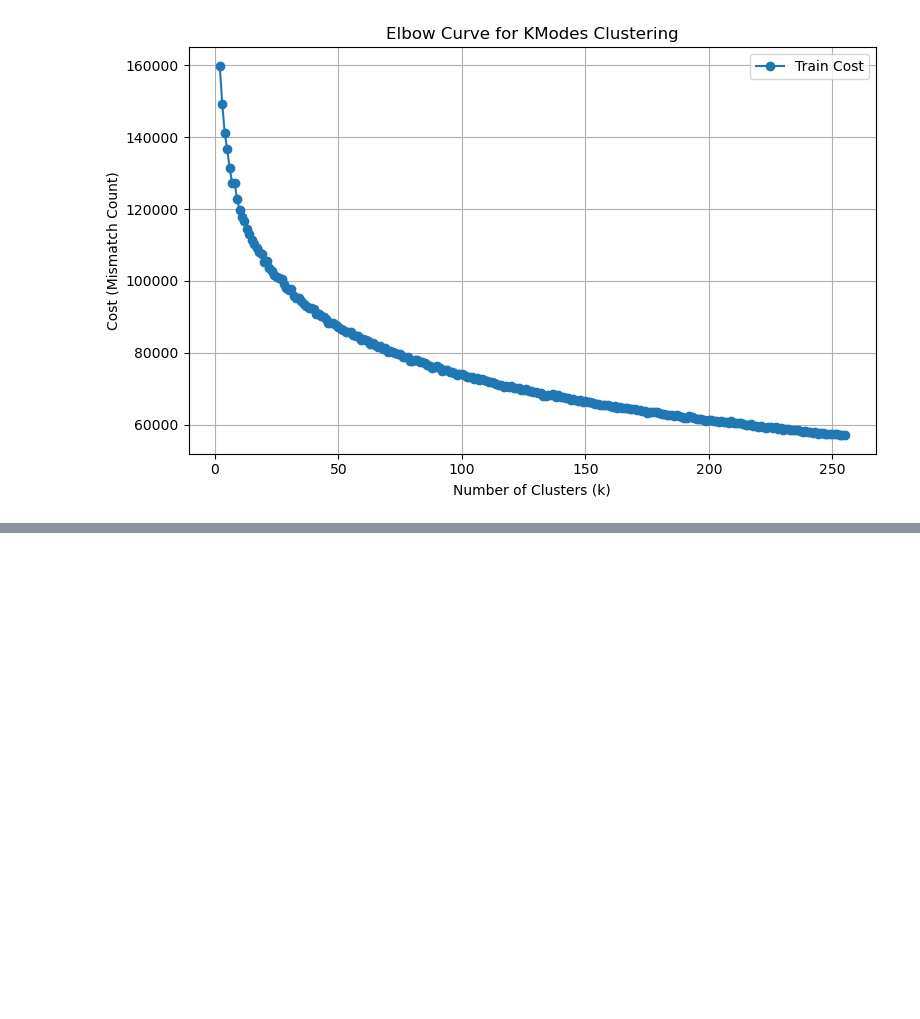
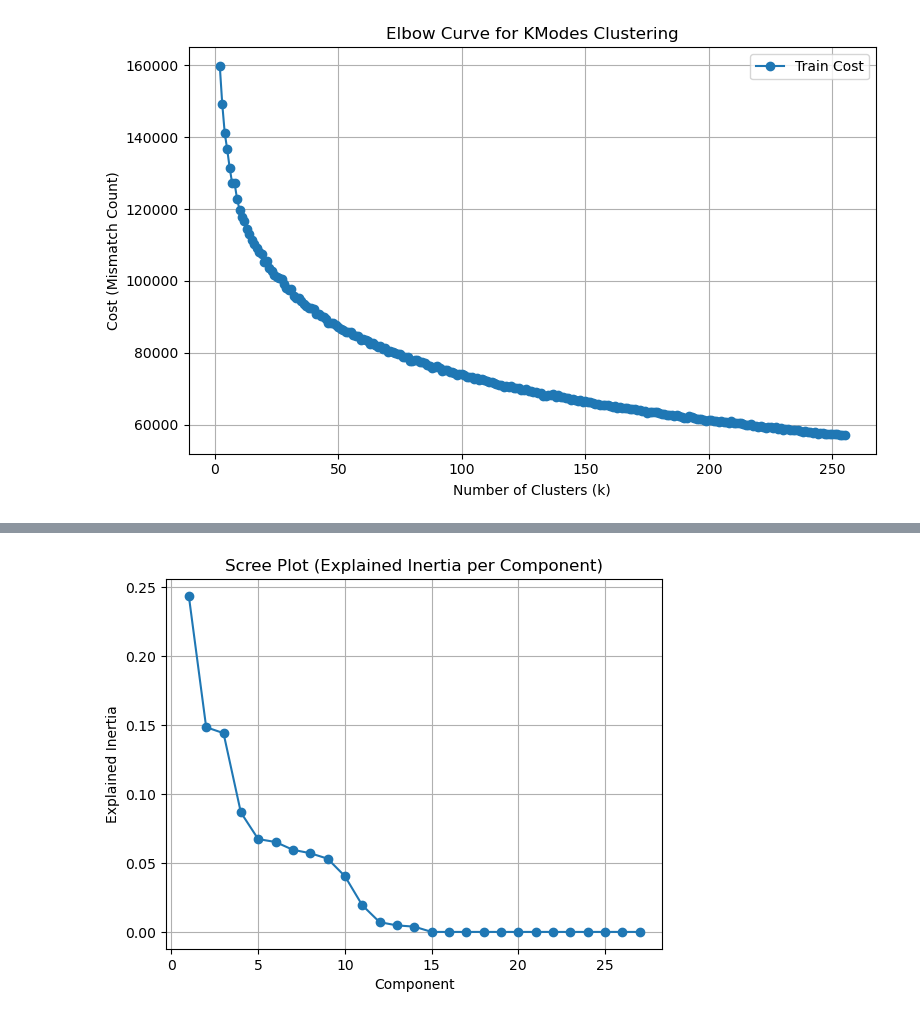
Before and after one commit to sksizer/dat_490, a Jupyter notebook: rq3.ipynb, the cells around one changed output, grey strips where cells are left out. Cells and saved outputs as stored; diff of their text form; code cells hidden in the pictures; blank space fills up the shorter version.

```diff
--- a/rq3.ipynb
+++ b/rq3.ipynb
@@ -555,0 +628,9 @@ NameError: name 'rq3_all_tresults' is not defined
+# %%
+plt.plot(range(1, len(explained)+1), explained, marker='o')
+plt.title("Scree Plot (Explained Inertia per Component)")
+plt.xlabel("Component")
+plt.ylabel("Explained Inertia")
+plt.grid(True)
+plt.show()
+# %% [output]
+[figure, added]
```
Also changed, not shown: parts of 7 cells of this notebook, 1 other file.
